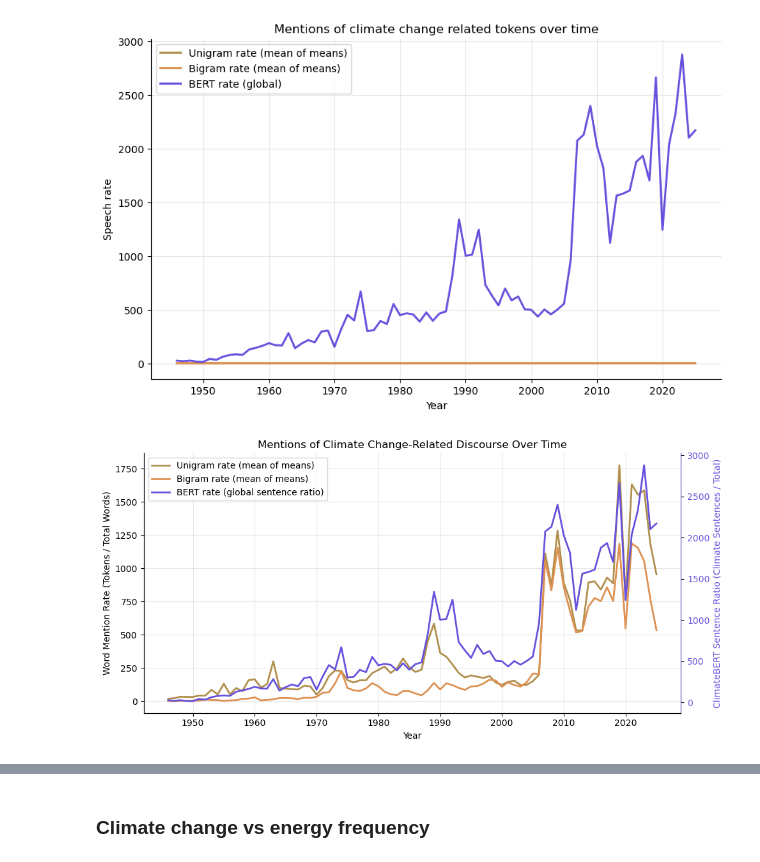
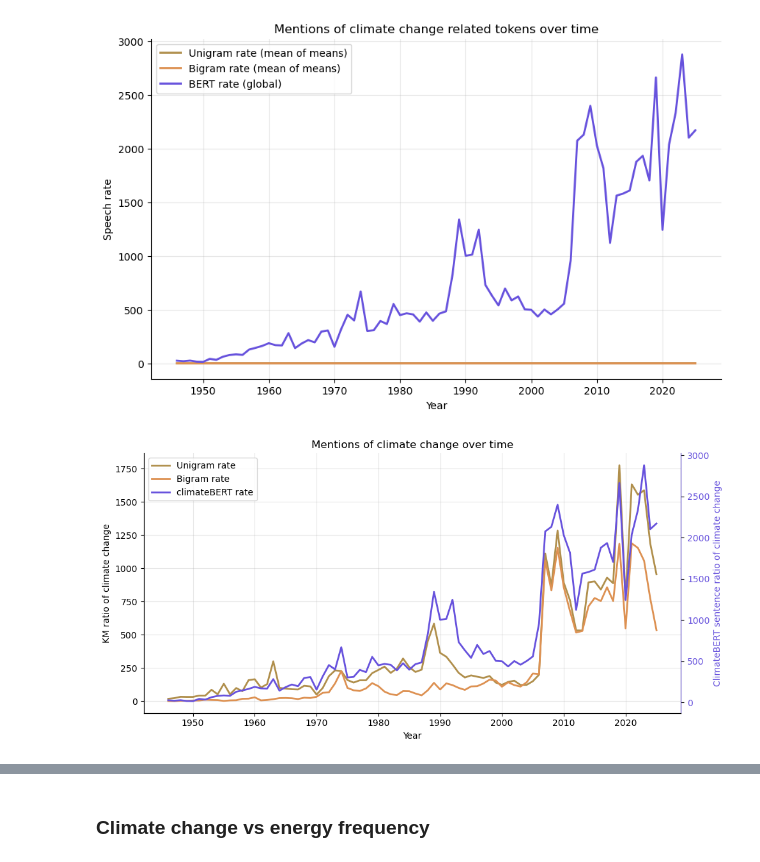
Before and after one commit to jacobgroot/FDS, a Jupyter notebook: exploratory_calixto.ipynb, the cells around one changed output, grey strips where cells are left out. Saved outputs shown, nothing was run; the diff lists cells and outputs as text; code cells hidden in the pictures.

```diff
--- a/exploratory_calixto.ipynb
+++ b/exploratory_calixto.ipynb
@@ -349,6 +360,7 @@ import matplotlib.pyplot as plt
 
 df_input = pd.read_csv('data/input_model.csv').set_index(['year','country'])
 BERT = df_input["climate_sentences_BERT"]
+BERT_c = BERT.apply(lambda x: 1 if x > 0 else 0)
 BERT = BERT.groupby(BERT.index.get_level_values('year')).sum()
 BERT = BERT
 
@@ -364,14 +376,14 @@ line1 = ax.plot(
     yearly_B['unigram_count'],
     color="#B08F4C",
     linewidth=2,
-    label='Unigram rate (mean of means)',
+    label='Unigram rate',
 )
 line2 = ax.plot(
     yearly_B.index,
     yearly_B['bigram_count'],
     color="#DD9152",
     linewidth=2,
-    label='Bigram rate (mean of means)',
+    label='Bigram rate',
 )
 
 # 4. Right axis: Sentence-level transformer rate (ClimateBERT)
@@ -379,35 +391,38 @@ line3 = ax2.plot(
     yearly_B.index,
     BERT,
     color="#6752DD",
     linewidth=2,
-    label='BERT rate (global sentence ratio)',
+    label='climateBERT rate',
 )
 
 # Axis labels & title
 ax.set_xlabel('Year')
-ax.set_ylabel('Word Mention Rate (Tokens / Total Words)')
+ax.set_ylabel('KM ratio of climate change')
 ax2.set_ylabel(
-    'ClimateBERT Sentence Ratio (Climate Sentences / Total)',
+    'ClimateBERT sentence ratio of climate change',
     color="#6752DD",
 )
-ax.set_title('Mentions of Climate Change-Related Discourse Over Time')
+ax.set_title('Mentions of climate change over time')
 
 # Style right axis ticks & spines to match BERT's color
 ax2.tick_params(axis='y', labelcolor="#6752DD")
 ax2.spines['right'].set_color("#6752DD")
 ax.spines['top'].set_visible(False)
 ax2.spines['top'].set_visible(False)
 
 # Grid only on primary axis to avoid conflicting gridlines
 ax.grid(True, alpha=0.3)
 ax2.grid(False)
 
 # Combine lines and labels from both axes into a single legend
 lines = line1 + line2 + line3
 labels = [l.get_label() for l in lines]
 ax.legend(lines, labels, loc='upper left', frameon=True)
 
 plt.tight_layout()
+# save as vector image
+plt.savefig("plots/climate_change_mentions_over_time.svg")
+plt.savefig("plots/climate_change_mentions_over_time.png")
 plt.show()
 # %% [output]
-[figure, old version]
+[figure, new version]
```
Also changed, not shown: parts of 6 cells of this notebook, 7 other files.
